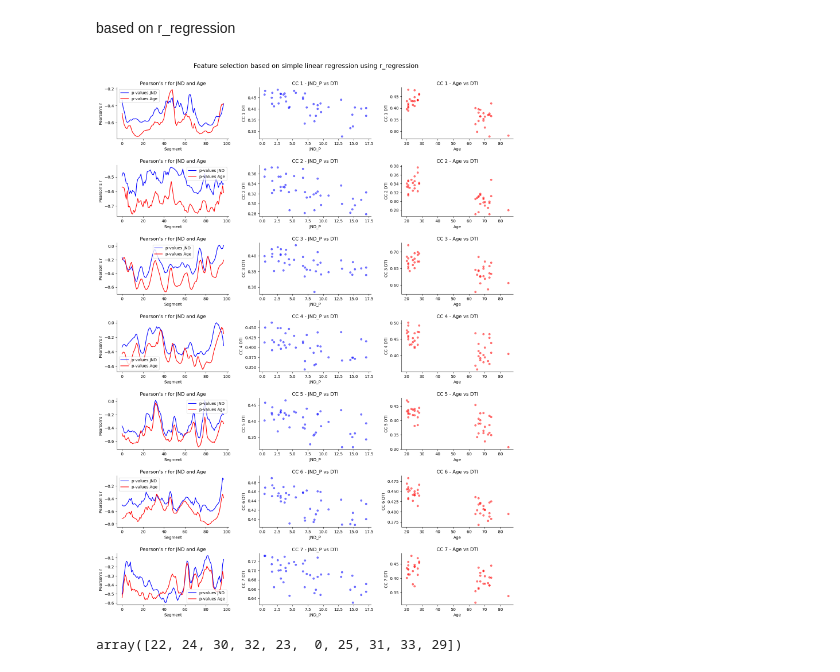
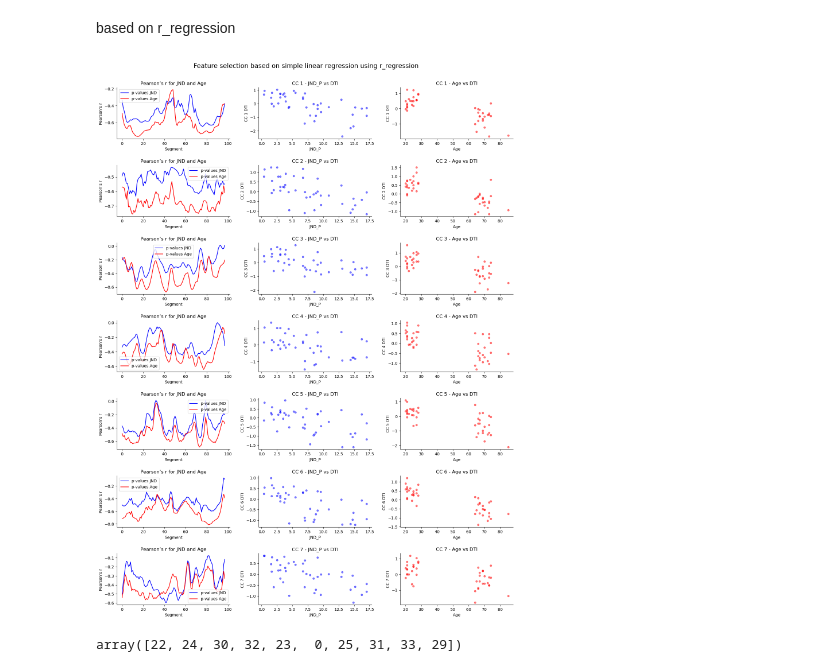
Before and after one commit to nicolascatz/CRPN_DTI_AGING_DPAKNC, a Jupyter notebook: scripts/DTI_Aging_AllPatterns_New_260313.ipynb, the cells around one changed output. Saved outputs shown, nothing was run; the diff lists cells and outputs as text; code cells hidden in the pictures.

```diff
--- a/scripts/DTI_Aging_AllPatterns_New_260313.ipynb
+++ b/scripts/DTI_Aging_AllPatterns_New_260313.ipynb
@@ -147,11 +147,18 @@ age=age_all[:42]
 jnd=jnd_all[:42]
 DTI=DTI_all[:42,:,:]
 
+
+scaler=RobustScaler()
+DTI_scaled=np.zeros_like(DTI)
+for cc in range(7):
+    d=scaler.fit_transform(DTI[:,:,cc])
+    DTI_scaled[:,:,cc] = d
+
 # scaler = RobustScaler()
 # DTI_all_scaled = scaler.fit_transform(DTI.reshape(-1, DTI.shape[-1])).reshape(DTI.shape)
 
 # DTI=DTI_all_scaled
-DTI.shape
+DTI_scaled.shape
 # %% [output]
 (42, 98, 7)
 # %% [markdown]
@@ -317,8 +324,8 @@ r_reg_best_features_age_cc_allCC = np.zeros((7,10), dtype=int)
 r_reg_age_allcc = np.zeros((7,98))
 for cc in range(1,8):
 
-    r_reg_jnd = r_regression(DTI[:,:,cc-1], jnd)
-    r_reg_age = r_regression(DTI[:,:,cc-1], age)
+    r_reg_jnd = r_regression(DTI_scaled[:,:,cc-1], jnd)
+    r_reg_age = r_regression(DTI_scaled[:,:,cc-1], age)
 
     r_reg_age_allcc[cc-1,:] = r_reg_age
 
@@ -331,36 +338,36 @@ for cc in range(1,8):
 
     axs[cc-1,0].plot(r_reg_jnd, color='blue', label='p-values JND')
     axs[cc-1,0].plot(r_reg_age, color='red', label='p-values Age')
 
     axs[cc-1,0].set_xlabel('Segment')
     axs[cc-1,0].set_ylabel('Pearson’s r ')
     axs[cc-1,0].legend()
     axs[cc-1,0].set_title('Pearson’s r for JND and Age')
     axs[cc-1,0].spines['top'].set_visible(False)
     axs[cc-1,0].spines['right'].set_visible(False)
 
 
     featn_jnd=r_reg_best_features_jnd_cc[0]  # on prend la feature la plus significative pour JND
     featn_age=r_reg_best_features_age_cc[0]  # on prend la feature la plus significative pour Age
 
-    axs[cc-1,1].scatter(jnd, DTI[:,featn_jnd,cc-1], color='blue', label='Données', alpha=0.5, s=20)
-    axs[cc-1,2].scatter(age, DTI[:,featn_age,cc-1], color='red', label='Données', alpha=0.5, s=20)
+    axs[cc-1,1].scatter(jnd, DTI_scaled[:,featn_jnd,cc-1], color='blue', label='Données', alpha=0.5, s=20)
+    axs[cc-1,2].scatter(age, DTI_scaled[:,featn_age,cc-1], color='red', label='Données', alpha=0.5, s=20)
     axs[cc-1,1].set_xlabel('JND_P')
     axs[cc-1,1].set_ylabel(f'CC {cc} DTI')
     axs[cc-1,2].set_xlabel('Age')
     axs[cc-1,2].set_ylabel(f'CC {cc} DTI')
     axs[cc-1,1].spines['top'].set_visible(False)
     axs[cc-1,2].spines['top'].set_visible(False)
     axs[cc-1,1].spines['right'].set_visible(False)
     axs[cc-1,2].spines['right'].set_visible(False)
     axs[cc-1,1].set_title(f'CC {cc} - JND_P vs DTI')
     axs[cc-1,2].set_title(f'CC {cc} - Age vs DTI')
 
 fig.suptitle('Feature selection based on simple linear regression using r_regression\n', fontsize=16)
 
 plt.tight_layout(pad=2.0)
 # %% [output]
-[figure, old version]
+[figure, new version]
 # %%
 r_reg_best_features_age_cc_allCC[6]
 # %% [output]
```
Also changed, not shown: parts of 8 cells of this notebook.
